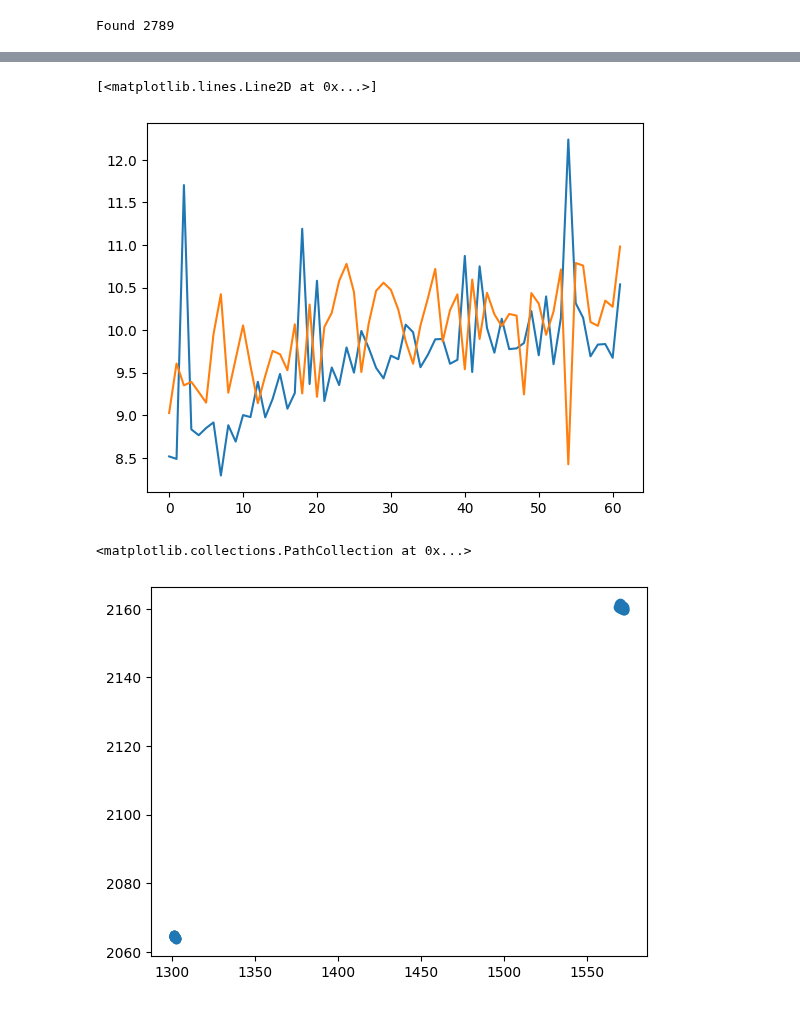
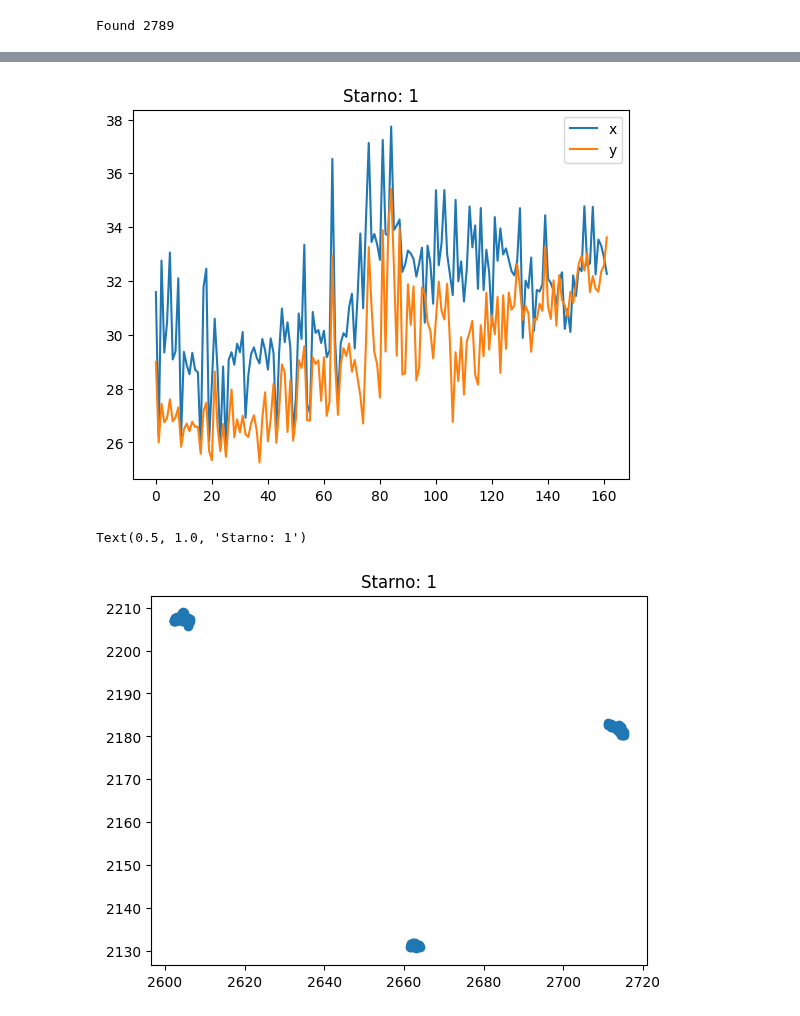
Before and after one commit to cygnus77/astrocam, a Jupyter notebook: fwhm/fwhm_pi_comp.ipynb, the cells around one changed output, grey strips where cells are left out. Cells and saved outputs as stored; diff of their text form; code cells hidden in the pictures.

Commit message:
improved fwhm

```diff
--- a/fwhm/fwhm_pi_comp.ipynb
+++ b/fwhm/fwhm_pi_comp.ipynb
@@ -95,7 +96,8 @@ def ave_fwhm(fname):
   series = pd.Series({"myfwhm_x": df.fwhm_x.mean(), "myfwhm_y":df.fwhm_y.mean(), "myfwhm_ave":((df.fwhm_x + df.fwhm_y)/2).mean()})
   return series
 # %%
-cols = df.fit_file.apply(lambda x: ave_fwhm(x))
+tqdm.pandas(desc='Finding stars & calculating FWHM')
+cols = df.fit_file.progress_apply(lambda x: ave_fwhm(x))
 cols
 # %% [output]
 |  | myfwhm_x | myfwhm_y | myfwhm_ave |
@@ -156,11 +158,10 @@ plt.show()
 # %%
-matched_stars = []
-for i, tgt_file in enumerate(df.fit_file):
-    print(f"Processing {tgt_file}...")
+frames = []
+for tgt_file in tqdm(df.fit_file, desc="Processing"):
 
     starData = get_stardata(tgt_file)
     df_tgt = starData['stars']
 
     df_matched = starmatcher.matchStars(df_ref, df_tgt)
     df_matched.set_index('starno', inplace=True)
-    matched_stars.append(df_matched)
+    frames.append(df_matched)
@@ -181,6 +168,6 @@ Processing D:\Astro\20220922\C30\Light\Light_00949_180.0sec_200gain_-0.3C.fit...
 # %%
 with open('fwhm_data.pkl', 'wb') as f:
-    pickle.dump(matched_stars, f)
+    pickle.dump(frames, f)
 # %%
 with open('fwhm_data.pkl', 'rb') as f:
-    matched_stars = pickle.load(f)
+    frames = pickle.load(f)
@@ -187,19 +192,22 @@ with open('fwhm_data.pkl', 'rb') as f:
 # %%
-i = 11
+starno=1
 
-fwhm_x = [df_matched.loc[i, "fwhm_x_tgt"] for df_matched in matched_stars if i in df_matched.index]
-fwhm_y = [df_matched.loc[i, "fwhm_y_tgt"] for df_matched in matched_stars if i in df_matched.index]
+fwhm_x = [df_matched.loc[starno, "fwhm_x_tgt"] for df_matched in frames if starno in df_matched.index]
+fwhm_y = [df_matched.loc[starno, "fwhm_y_tgt"] for df_matched in frames if starno in df_matched.index]
 
-plt.plot(fwhm_x)
-plt.plot(fwhm_y)
+plt.plot(fwhm_x, label='x')
+plt.plot(fwhm_y, label='y')
+plt.title(f"Starno: {starno}")
+plt.legend()
+plt.show()
 # %% [output]
-[<matplotlib.lines.Line2D at 0x...>]
-[figure, old version]
+[figure, new version]
 # %%
-
-cx = [df_matched.loc[i, "cluster_cx_tgt"] for df_matched in matched_stars if i in df_matched.index]
-cy = [df_matched.loc[i, "cluster_cy_tgt"] for df_matched in matched_stars if i in df_matched.index]
+starno=1
+cx = [df_matched.loc[starno, "cluster_cx_tgt"] for df_matched in frames if starno in df_matched.index]
+cy = [df_matched.loc[starno, "cluster_cy_tgt"] for df_matched in frames if starno in df_matched.index]
 plt.scatter(cx, cy)
+plt.title(f"Starno: {starno}")
 # %% [output]
-<matplotlib.collections.PathCollection at 0x...>
+Text(0.5, 1.0, 'Starno: 1')
-[figure, old version]
+[figure, new version]
```
Also changed, not shown: parts of 11 cells of this notebook, 3 other files.
